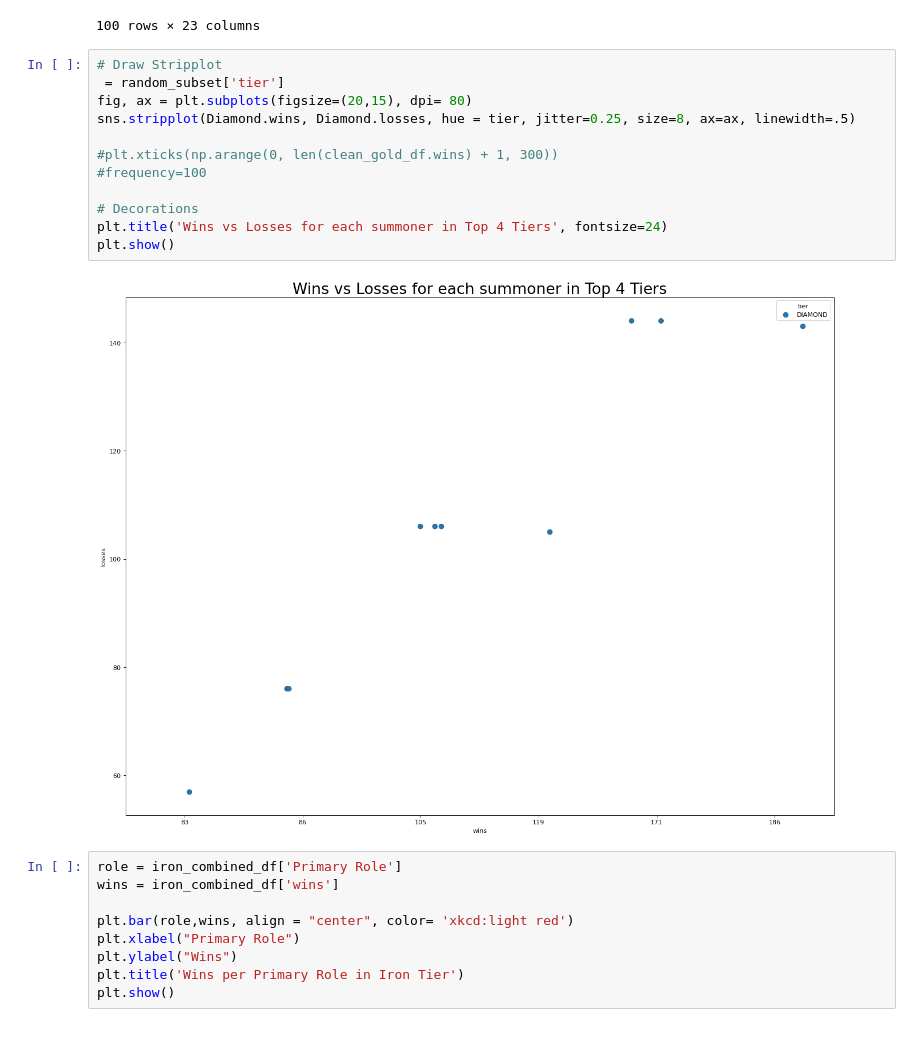
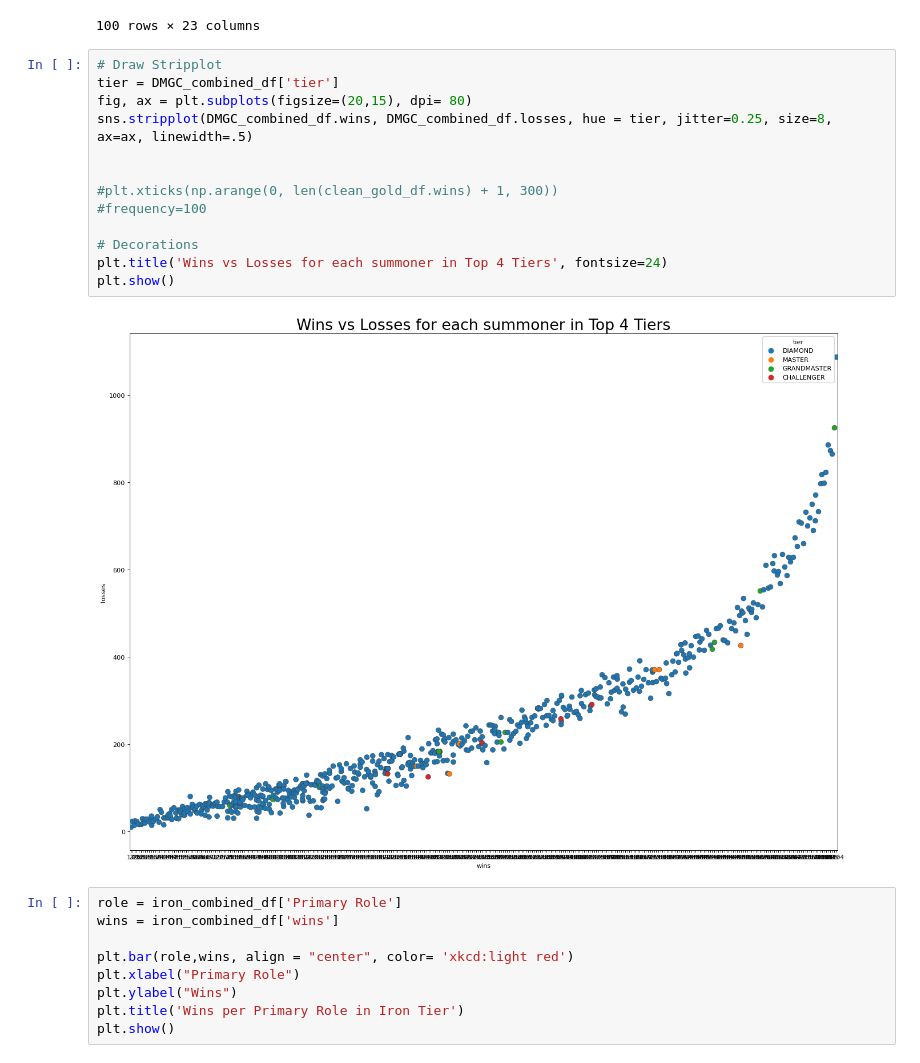
Before and after one commit to Hollow24/Group-3-Project, a Jupyter notebook: analysis_102720.ipynb, the cells around one changed output. Cells and saved outputs as stored; diff of their text form.

```diff
--- a/analysis_102720.ipynb
+++ b/analysis_102720.ipynb
@@ -152,18 +152,19 @@ Diamond = full_summoner_mastery[full_summoner_mastery["tier"] == "DIAMOND"][:100
 100 rows × 23 columns
 # %%
 # Draw Stripplot
- = random_subset['tier']
+tier = DMGC_combined_df['tier']
 fig, ax = plt.subplots(figsize=(20,15), dpi= 80)
-sns.stripplot(Diamond.wins, Diamond.losses, hue = tier, jitter=0.25, size=8, ax=ax, linewidth=.5)
+sns.stripplot(DMGC_combined_df.wins, DMGC_combined_df.losses, hue = tier, jitter=0.25, size=8, ax=ax, linewidth=.5)
+
 
 #plt.xticks(np.arange(0, len(clean_gold_df.wins) + 1, 300))
 #frequency=100
 
 # Decorations
 plt.title('Wins vs Losses for each summoner in Top 4 Tiers', fontsize=24)
 plt.show()
 # %% [output]
-[figure, old version]
+[figure, new version]
 # %%
 role = iron_combined_df['Primary Role']
 wins = iron_combined_df['wins']
```
Also changed, not shown: parts of 1 cell of this notebook, 3 other files.
